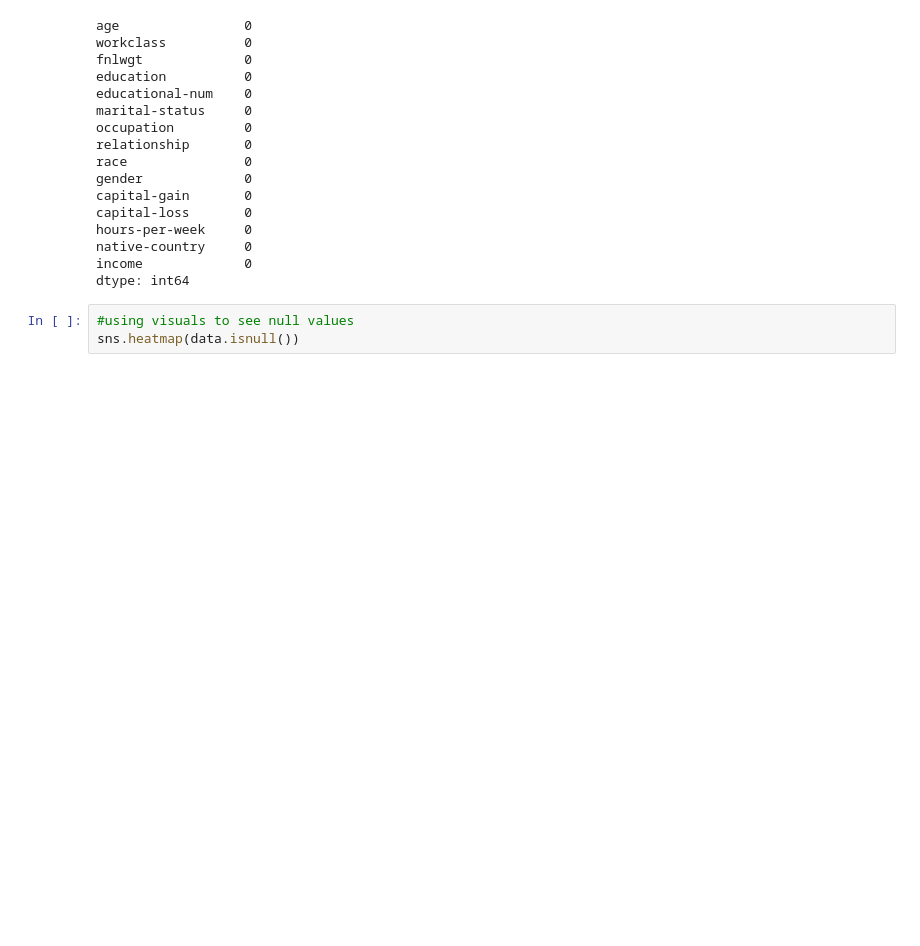
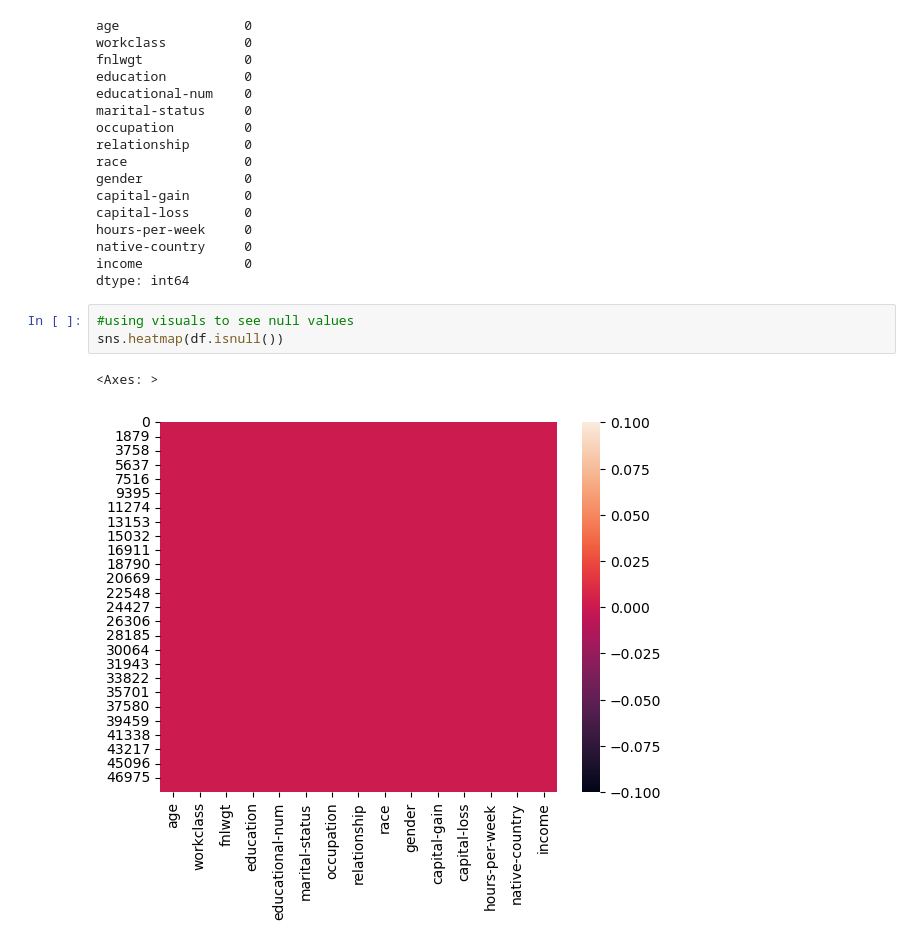
Before and after one commit to JohnKimaiyo/Business-Analyst-Projects, a Jupyter notebook: Python Data Analysis Tutorials/Data Thinkers/Adult Income.ipynb, the cells around one changed output. Drawn from its saved outputs; the diff is of its cells as text; blank space fills up the shorter version.

```diff
--- a/Python Data Analysis Tutorials/Data Thinkers/Adult Income.ipynb
+++ b/Python Data Analysis Tutorials/Data Thinkers/Adult Income.ipynb
@@ -116,4 +116,7 @@ income             0
 dtype: int64
 # %%
 #using visuals to see null values
-sns.heatmap(data.isnull())
+sns.heatmap(df.isnull())
+# %% [output]
+<Axes: >
+[figure, added]
```
Also changed, not shown: parts of 1 cell of this notebook.
